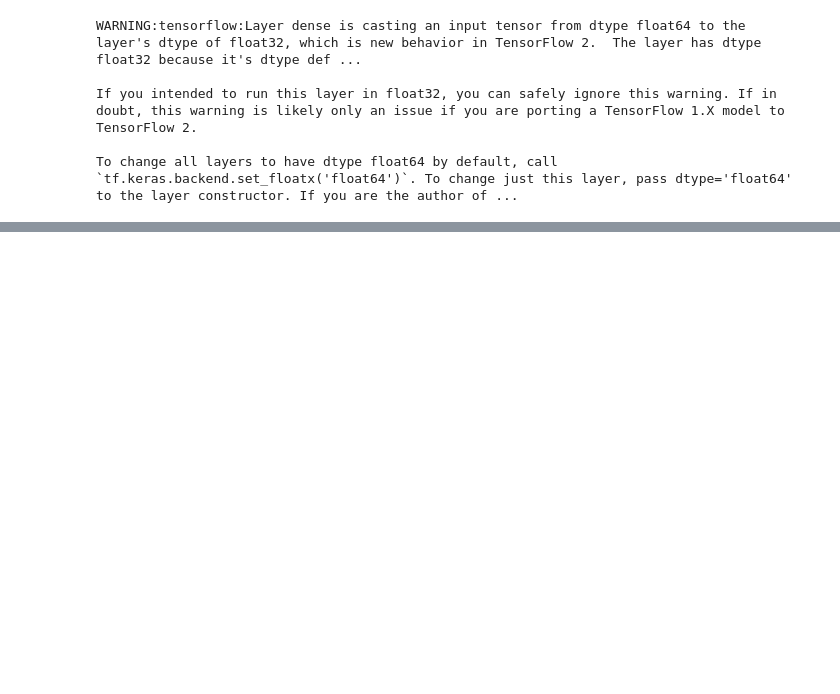
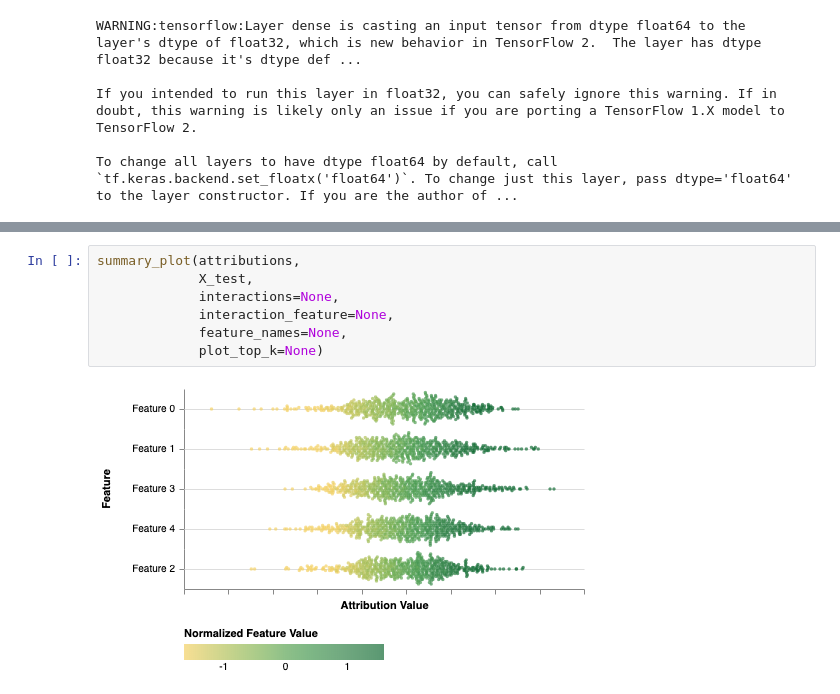
Before and after one commit to suinleelab/path_explain, a Jupyter notebook: examples/simulations/no_interactions.ipynb, the cells around one changed output, grey strips where cells are left out. Cells and saved outputs as stored; diff of their text form; blank space fills up the shorter version.

```diff
--- a/examples/simulations/no_interactions.ipynb
+++ b/examples/simulations/no_interactions.ipynb
@@ -119,0 +125,9 @@ scatter_plot(attributions,
+# %%
+summary_plot(attributions,
+             X_test,
+             interactions=None,
+             interaction_feature=None,
+             feature_names=None,
+             plot_top_k=None)
+# %% [output]
+[figure, added]
```
Also changed, not shown: parts of 6 cells of this notebook, 2 other files.
